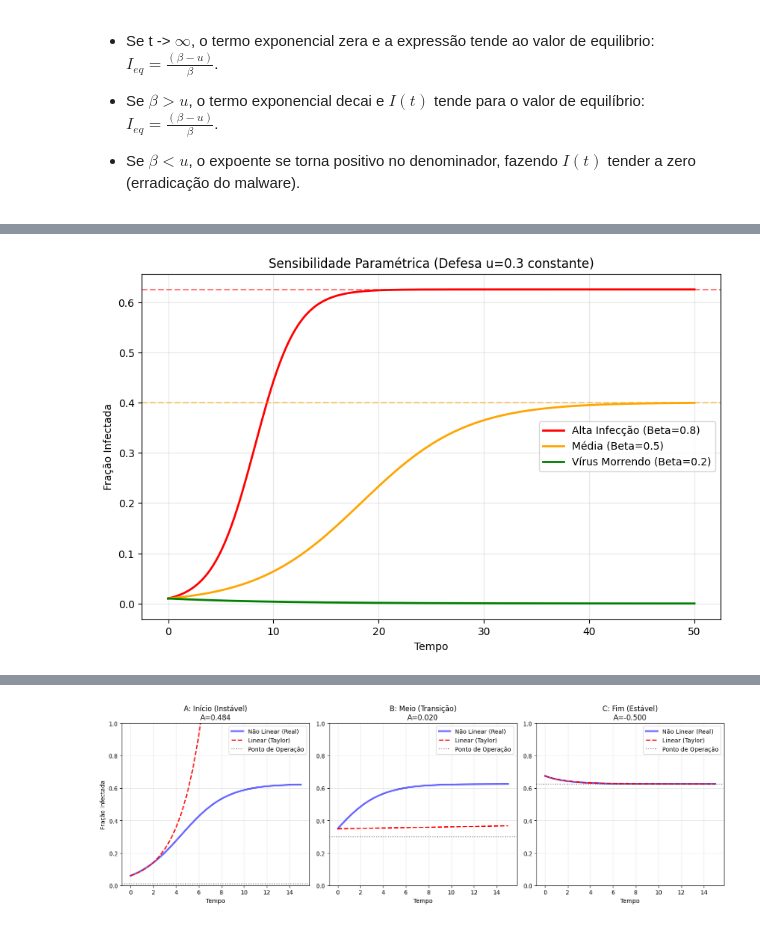
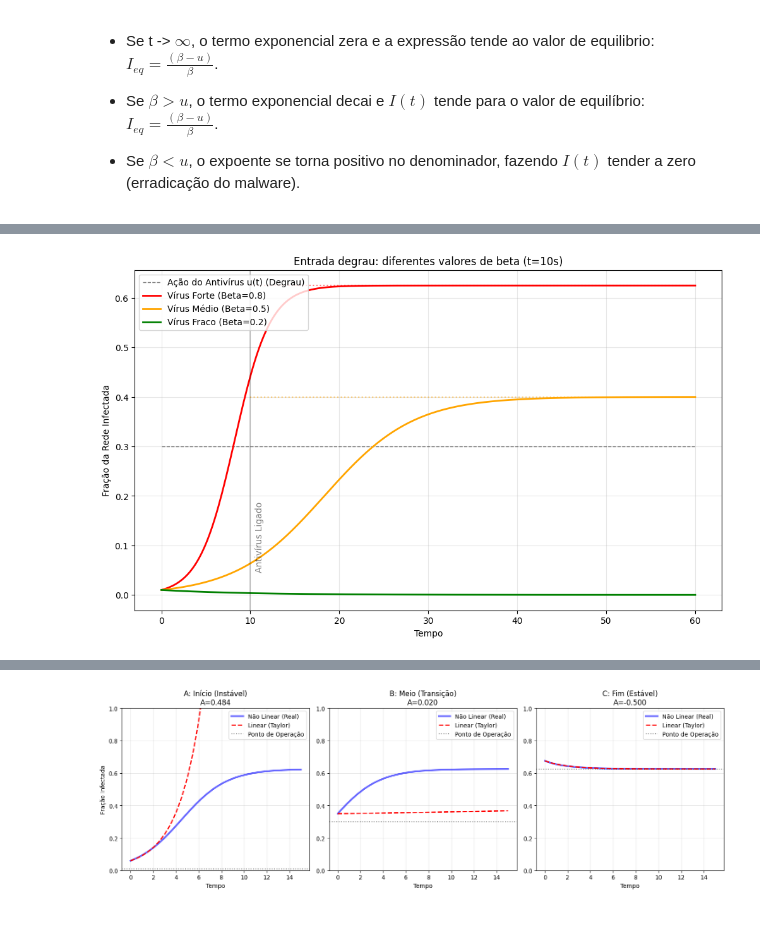
Before and after one commit to JoseRaimundo27/ModelagemSistemas, a Jupyter notebook: trabalho.ipynb, the cells around one changed output, grey strips where cells are left out. Cells and saved outputs as stored; diff of their text form; code cells hidden in the pictures.

```diff
--- a/trabalho.ipynb
+++ b/trabalho.ipynb
@@ -127,36 +162,48 @@ plt.show()
 # %%
-# Comparando diferentes "agressividades" do vírus (Beta)
-# Mantemos a defesa (u) constante
-u_fixo = 0.3
-betas_teste = [0.8, 0.5, 0.2]  # Alto, Médio, Baixo
-nomes = ['Alta Infecção (Beta=0.8)', 'Média (Beta=0.5)', 'Vírus Morrendo (Beta=0.2)']
+
+# ------------------------
+t = np.linspace(0, 60, 300) # Simular por 60 segundos
+I0 = 0.01                   # Começa com 1% infectado
+
+# Lista de betas para comparar
+betas_teste = [0.8, 0.5, 0.2]
+nomes = ['Vírus Forte (Beta=0.8)', 'Vírus Médio (Beta=0.5)', 'Vírus Fraco (Beta=0.2)']
 cores = ['r', 'orange', 'g']
 
-plt.figure(figsize=(10, 6))
+# 3. LOOP DE SIMULAÇÃO E PLOTAGEM
+# -------------------------------
+plt.figure(figsize=(12, 7))
 
-t = np.linspace(0, 50, 200)
+# Plotar a entrada (o degrau) apenas para referência visual
+u_plot = [entrada_degrau(ti) for ti in t]
+plt.plot(t, u_plot, 'k--', linewidth=1, alpha=0.5, label='Ação do Antivírus u(t) (Degrau)')
 
 for beta, nome, cor in zip(betas_teste, nomes, cores):
-    # Simula
-    sol = odeint(modelo_malware, I0, t, args=(beta, u_fixo))
+    # Simula usando o modelo genérico e a função de degrau
+    sol = odeint(modelo_generico, I0, t, args=(beta, entrada_degrau))
     I_res = sol[:, 0]
 
-    # Plota
+    # Plota a curva de infecção
     plt.plot(t, I_res, color=cor, linewidth=2, label=f'{nome}')
 
-    # Calcula o ponto de equilíbrio teórico: I_eq = 1 - u/beta
-    if beta > u_fixo:
-        eq_teorico = 1 - (u_fixo/beta)
-        plt.axhline(y=eq_teorico, color=cor, linestyle='--', alpha=0.5)
+    # Adiciona anotação do equilíbrio final teórico (se existir vírus)
+    # Eq = 1 - u/beta
+    u_final = 0.3
+    if beta > u_final:
+        eq_final = 1 - (u_final/beta)
+        plt.hlines(eq_final, 10, 60, colors=cor, linestyles=':', alpha=0.5)
 
-plt.title(f'Sensibilidade Paramétrica (Defesa u={u_fixo} constante)')
+# Estética
+plt.title('Entrada degrau: diferentes valores de beta (t=10s)')
 plt.xlabel('Tempo')
-plt.ylabel('Fração Infectada')
+plt.ylabel('Fração da Rede Infectada')
+plt.axvline(x=10, color='k', linestyle='-', alpha=0.2) # Linha vertical no momento do degrau
+plt.text(10.5, 0.05, "Antivírus Ligado", rotation=90, alpha=0.5)
 plt.grid(True, alpha=0.3)
 plt.legend()
 plt.show()
 # %% [output]
-[figure, old version]
+[figure, new version]
 # %% [markdown]
 ## 4. Linearização por Série de Taylor em Múltiplos Pontos
 
```
Also changed, not shown: parts of 2 cells of this notebook.
